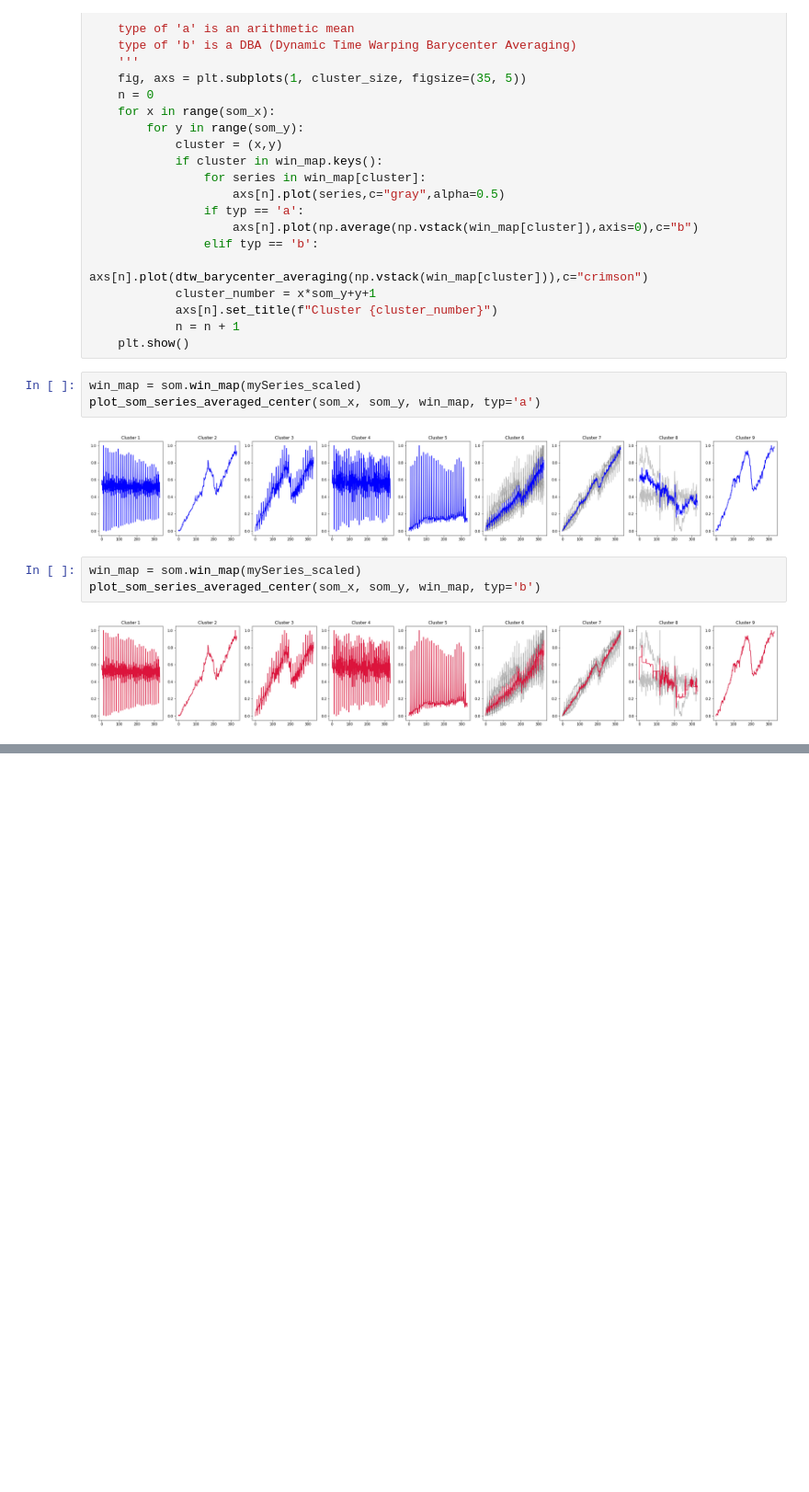
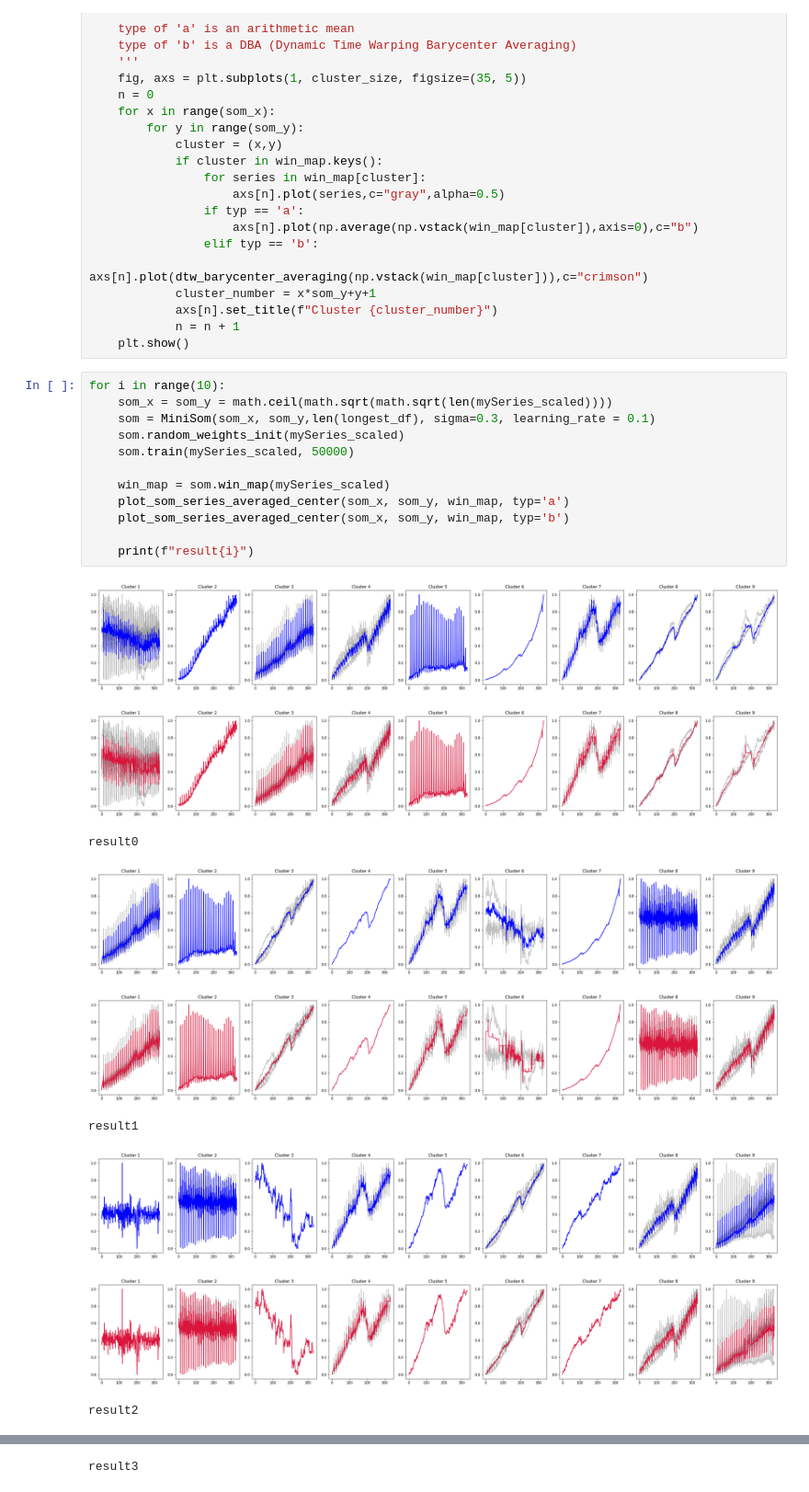
Before and after one commit to mwithgod3952/jh_Minor_Projects, a Jupyter notebook: Test_version_of_time_series_clustering_with_SOM_and_K_Means_clustering.ipynb, the cells around one changed output, grey strips where cells are left out. Shown at 92% size. Cells and saved outputs as stored; diff of their text form; blank space fills up the shorter version.

```diff
--- a/Test_version_of_time_series_clustering_with_SOM_and_K_Means_clustering.ipynb
+++ b/Test_version_of_time_series_clustering_with_SOM_and_K_Means_clustering.ipynb
@@ -212,13 +212,25 @@ def plot_som_series_averaged_center(som_x, som_y, win_map, cluster_size=(som_x*s
             axs[n].set_title(f"Cluster {cluster_number}")
             n = n + 1
     plt.show()
-# %%
-win_map = som.win_map(mySeries_scaled)
-plot_som_series_averaged_center(som_x, som_y, win_map, typ='a')
-# %% [output]
-[figure, removed]
-# %%
-win_map = som.win_map(mySeries_scaled)
-plot_som_series_averaged_center(som_x, som_y, win_map, typ='b')
-# %% [output]
-[figure, removed]
+# %%
+for i in range(10):
+    som_x = som_y = math.ceil(math.sqrt(math.sqrt(len(mySeries_scaled))))
+    som = MiniSom(som_x, som_y,len(longest_df), sigma=0.3, learning_rate = 0.1)
+    som.random_weights_init(mySeries_scaled)
+    som.train(mySeries_scaled, 50000)
+
+    win_map = som.win_map(mySeries_scaled)
+    plot_som_series_averaged_center(som_x, som_y, win_map, typ='a')
+    plot_som_series_averaged_center(som_x, som_y, win_map, typ='b')
+
+    print(f"result{i}")
+# %% [output]
+[figure, added]
+[figure, added]
+result0
+[figure, added]
+[figure, added]
+result1
+[figure, added]
+[figure, added]
+result2
@@ -224,0 +239 @@ plot_som_series_averaged_center(som_x, som_y, win_map, typ='b')
+result3
```
Also changed, not shown: parts of 1 cell of this notebook.
